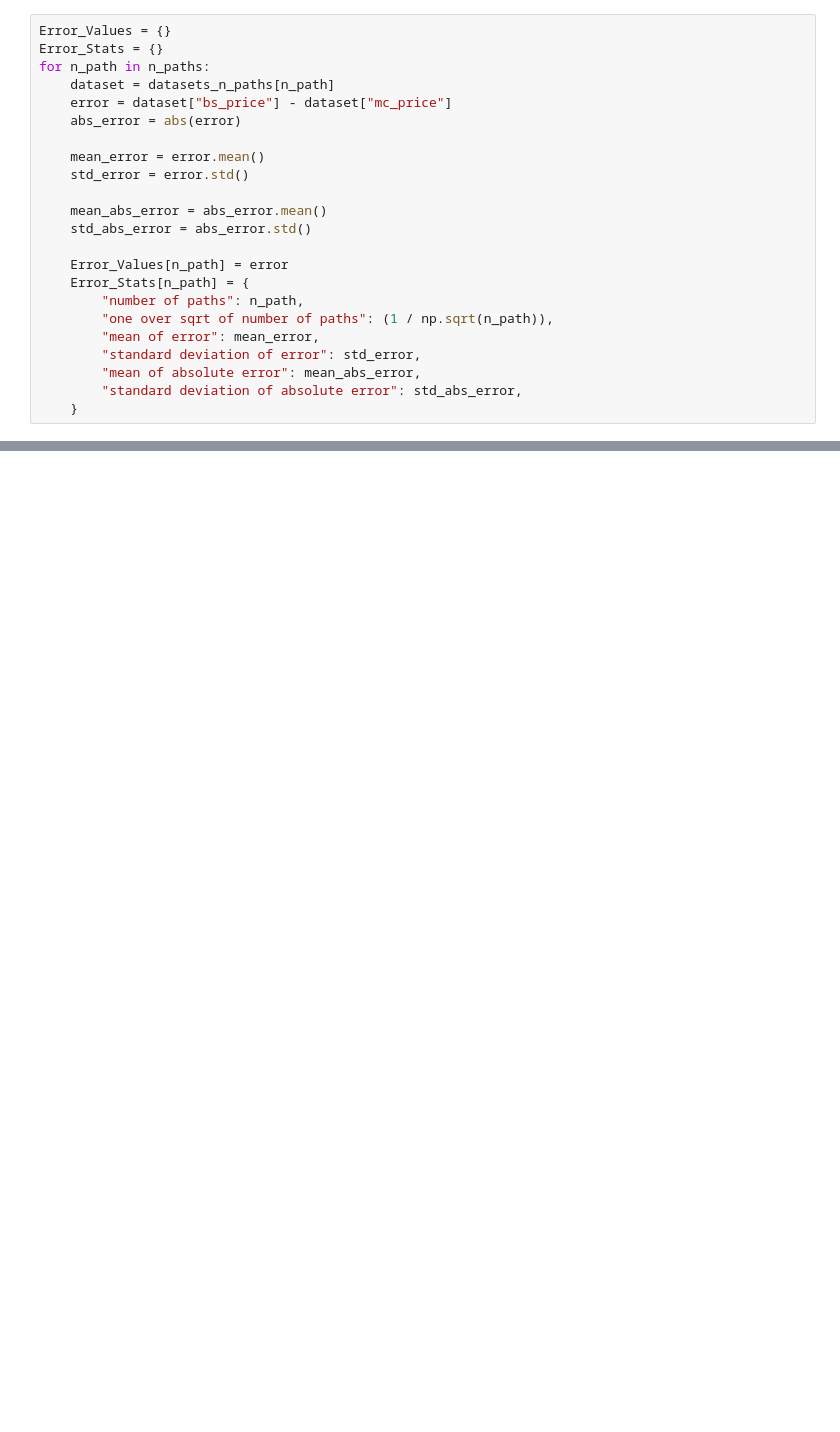
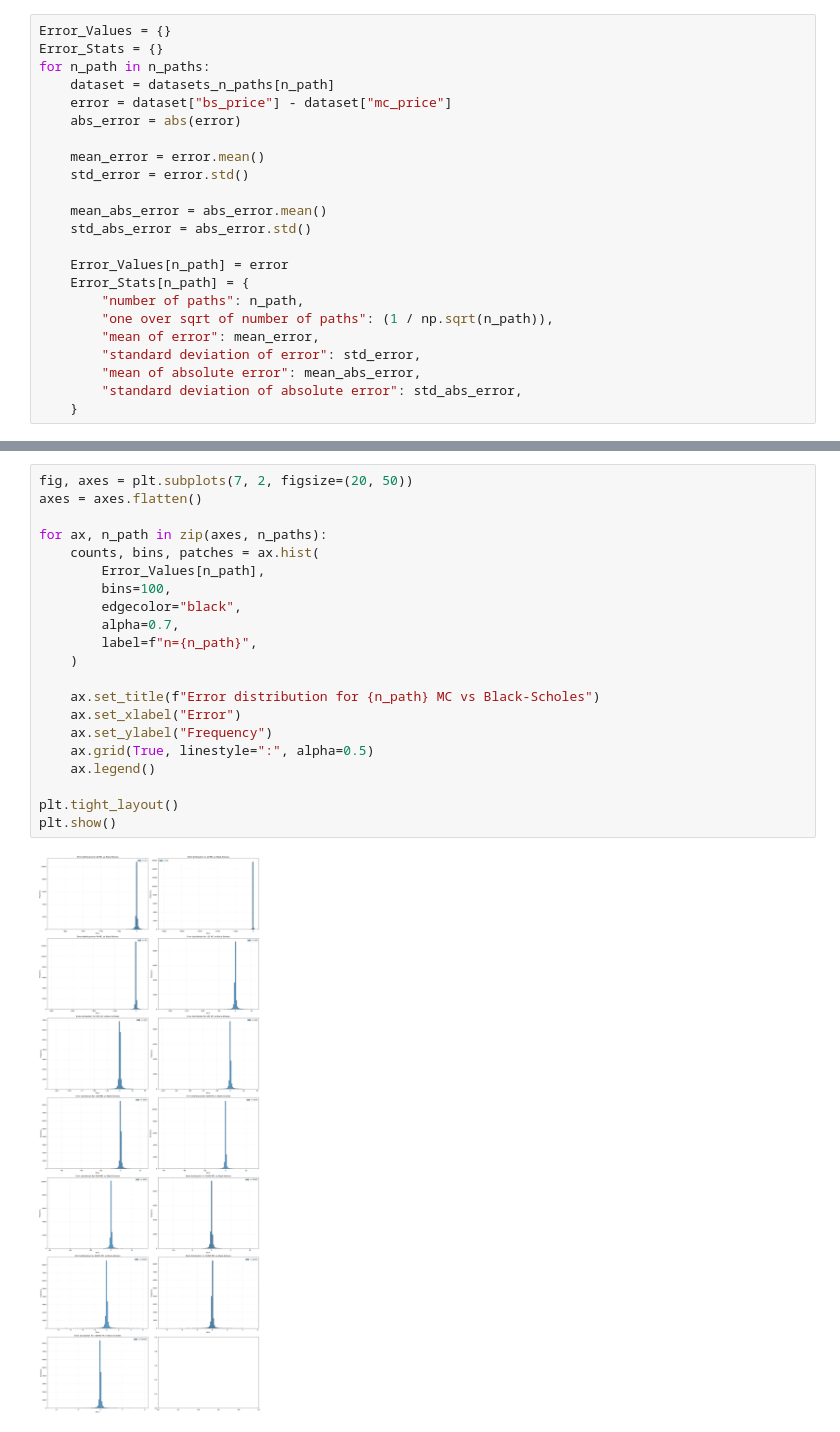
Before and after one commit to arabporr/DSC, a Jupyter notebook: results/Monte_Carlo_Error_Behavior.ipynb, the cells around one changed output, grey strips where cells are left out. Saved outputs shown, nothing was run; the diff lists cells and outputs as text; blank space fills up the shorter version.

```diff
--- a/results/Monte_Carlo_Error_Behavior.ipynb
+++ b/results/Monte_Carlo_Error_Behavior.ipynb
@@ -151,0 +153,23 @@ plt.show()
+# %%
+fig, axes = plt.subplots(7, 2, figsize=(20, 50))
+axes = axes.flatten()
+
+for ax, n_path in zip(axes, n_paths):
+    counts, bins, patches = ax.hist(
+        Error_Values[n_path],
+        bins=100,
+        edgecolor="black",
+        alpha=0.7,
+        label=f"n={n_path}",
+    )
+
+    ax.set_title(f"Error distribution for {n_path} MC vs Black‑Scholes")
+    ax.set_xlabel("Error")
+    ax.set_ylabel("Frequency")
+    ax.grid(True, linestyle=":", alpha=0.5)
+    ax.legend()
+
+plt.tight_layout()
+plt.show()
+# %% [output]
+[figure, added]
```
Also changed, not shown: parts of 5 cells of this notebook, 7 other files.
